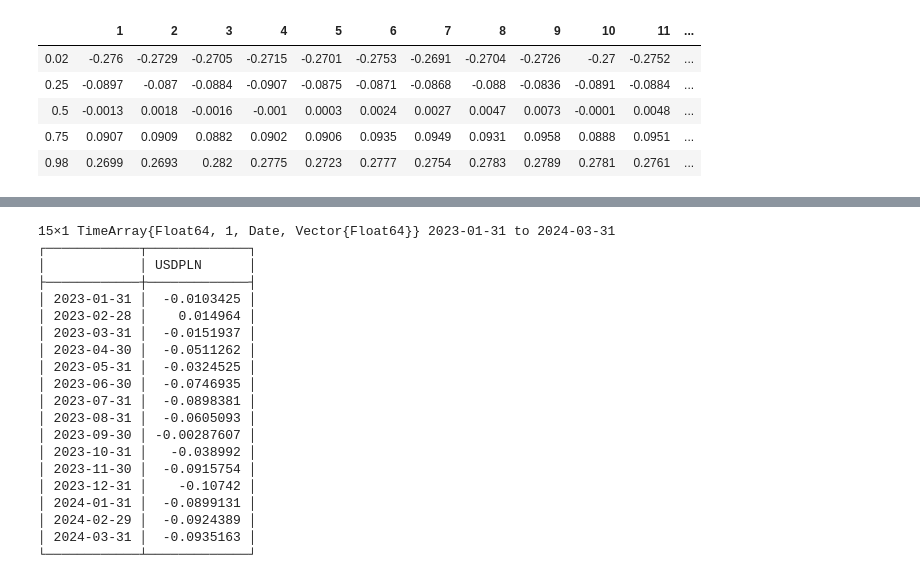
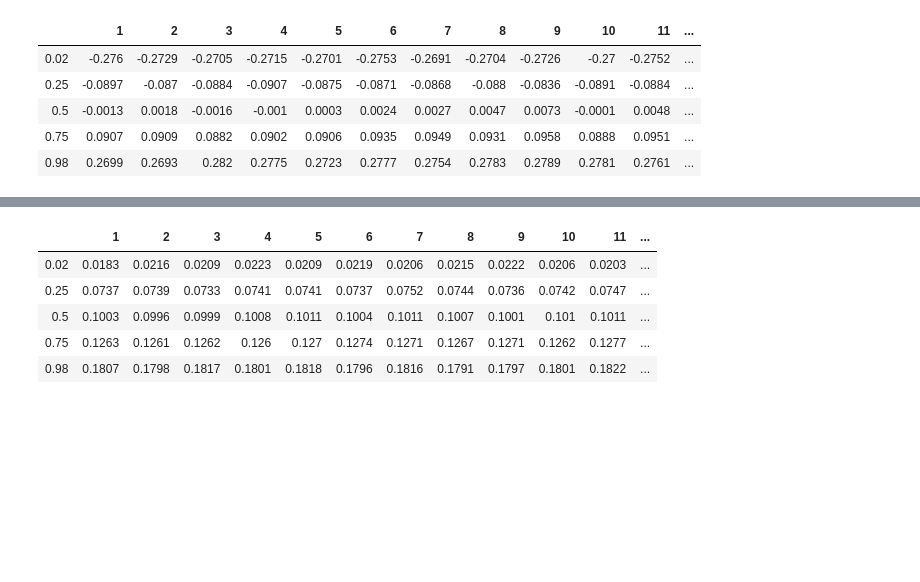
Before and after one commit to msz13/Goal-Based-Investing, a Jupyter notebook: julia_msp/eda/eda_pl_world.ipynb, the cells around one changed output, grey strips where cells are left out. Cells and saved outputs as stored; diff of their text form; code cells hidden in the pictures; blank space fills up the shorter version.

```diff
--- a/julia_msp/eda/eda_pl_world.ipynb
+++ b/julia_msp/eda/eda_pl_world.ipynb
@@ -591,23 +555,16 @@ scenarios_merge = rand(MvNormal([mean_usd, mean_us_usd], cov_us_usdpln), 10_000,
-# %%
-cumsum(usdpln[Date(2023,01,01):Date(2024, 03, 31)])
-# %% [output]
-15×1 TimeArray{Float64, 1, Date, Vector{Float64}} 2023-01-31 to 2024-03-31
-┌────────────┬─────────────┐
-│            │ USDPLN      │
-├────────────┼─────────────┤
-│ 2023-01-31 │  -0.0103425 │
-│ 2023-02-28 │    0.014964 │
-│ 2023-03-31 │  -0.0151937 │
-│ 2023-04-30 │  -0.0511262 │
-│ 2023-05-31 │  -0.0324525 │
-│ 2023-06-30 │  -0.0746935 │
-│ 2023-07-31 │  -0.0898381 │
-│ 2023-08-31 │  -0.0605093 │
-│ 2023-09-30 │ -0.00287607 │
-│ 2023-10-31 │   -0.038992 │
-│ 2023-11-30 │  -0.0915754 │
-│ 2023-12-31 │    -0.10742 │
-│ 2024-01-31 │  -0.0899131 │
-│ 2024-02-29 │  -0.0924389 │
-│ 2024-03-31 │  -0.0935163 │
-└────────────┴─────────────┘
+# %%
+MvNormal([mean_usd, mean_us_usd], cov_us_usdpln)
+scenarios_merge = zeros(10_000,15,2)
+
+for s in 1:10_000
+    scenarios_merge[s,:,:] = rand(MvNormal([mean_usd, mean_us_usd], cov_us_usdpln),15)'
+end
+
+print_percentiles(dropdims(sum(scenarios_merge,dims=3),dims=3), [0.02, 0.25, 0.5, 0.75, 0.98])
+# %% [output]
+|  | 1 | 2 | 3 | 4 | 5 | 6 | 7 | 8 | 9 | 10 | 11 | ... |
+| 0.02 | 0.0183 | 0.0216 | 0.0209 | 0.0223 | 0.0209 | 0.0219 | 0.0206 | 0.0215 | 0.0222 | 0.0206 | 0.0203 | ... |
+| 0.25 | 0.0737 | 0.0739 | 0.0733 | 0.0741 | 0.0741 | 0.0737 | 0.0752 | 0.0744 | 0.0736 | 0.0742 | 0.0747 | ... |
+| 0.5 | 0.1003 | 0.0996 | 0.0999 | 0.1008 | 0.1011 | 0.1004 | 0.1011 | 0.1007 | 0.1001 | 0.101 | 0.1011 | ... |
+| 0.75 | 0.1263 | 0.1261 | 0.1262 | 0.126 | 0.127 | 0.1274 | 0.1271 | 0.1267 | 0.1271 | 0.1262 | 0.1277 | ... |
+| 0.98 | 0.1807 | 0.1798 | 0.1817 | 0.1801 | 0.1818 | 0.1796 | 0.1816 | 0.1791 | 0.1797 | 0.1801 | 0.1822 | ... |
```
Also changed, not shown: parts of 3 cells of this notebook.
